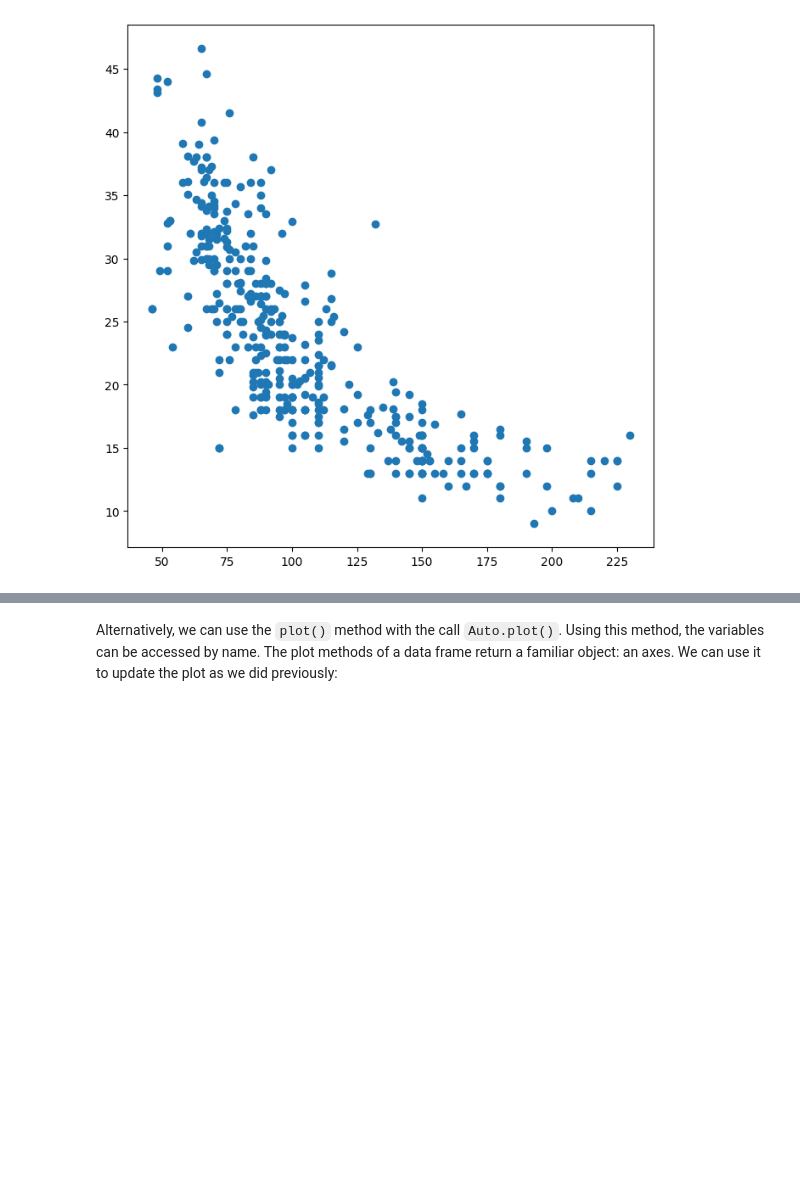
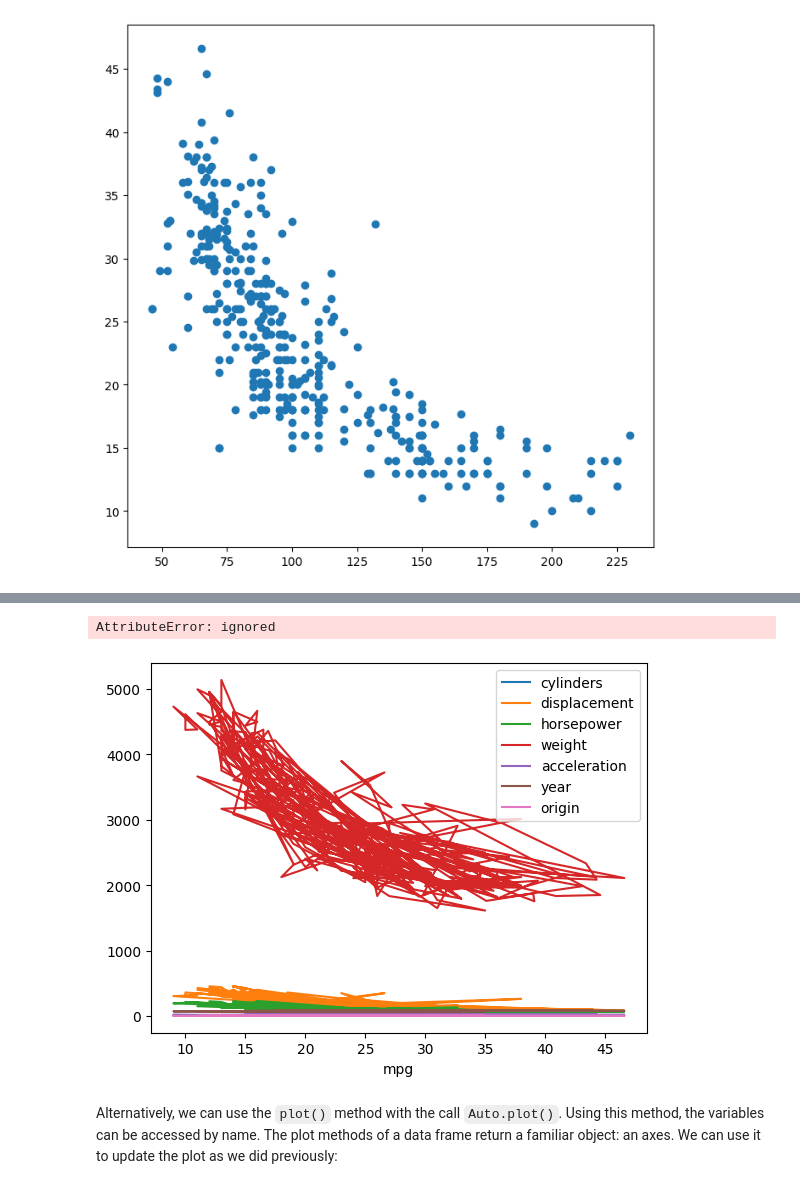
Before and after one commit to aminehd/ISLP_labs_amineh, a Jupyter notebook: Ch02-statlearn-lab.ipynb, the cells around one changed output, grey strips where cells are left out. Drawn from its saved outputs; the diff is of its cells as text; code cells hidden in the pictures; blank space fills up the shorter version.

```diff
--- a/Ch02-statlearn-lab.ipynb
+++ b/Ch02-statlearn-lab.ipynb
@@ -1878,3 +1925,19 @@ ax.plot(Auto['horsepower'], Auto['mpg'], 'o');
+# %%
+# or we can do it like this
+Auto.plot('mpg')
+# Auto.plot.plot('mpg', 'cylinders') error
+Auto.plot?
+# ax.plot.scatter(Auto['mpg']) : error
+
+# there is a difference between ax.plot and Auto plot. for example ax.plot.subplot doesnt exitst
+# but Auto.plot.subplot exists
+# but also they are similar, you can call Auto.plot('mpg') or you can call
+# Ax.plot(Auto['mpg'])
+# but you canot call Auto.scatter('mpg')
+# Auto.scater('mpg') /error
+# %% [output]
+AttributeError: ignored
+[figure, added]
 # %% [markdown]
 Alternatively, we can use the `plot()` method with the call `Auto.plot()`.
 Using this method,
```
Also changed, not shown: parts of 8 cells of this notebook.
